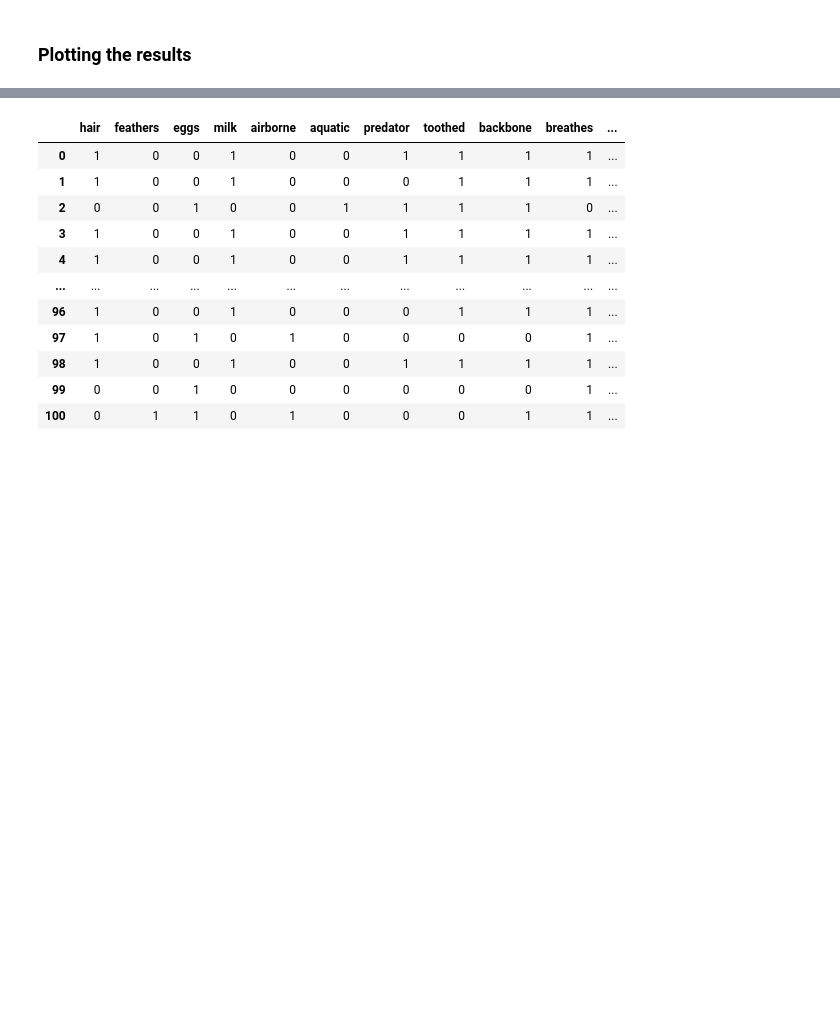
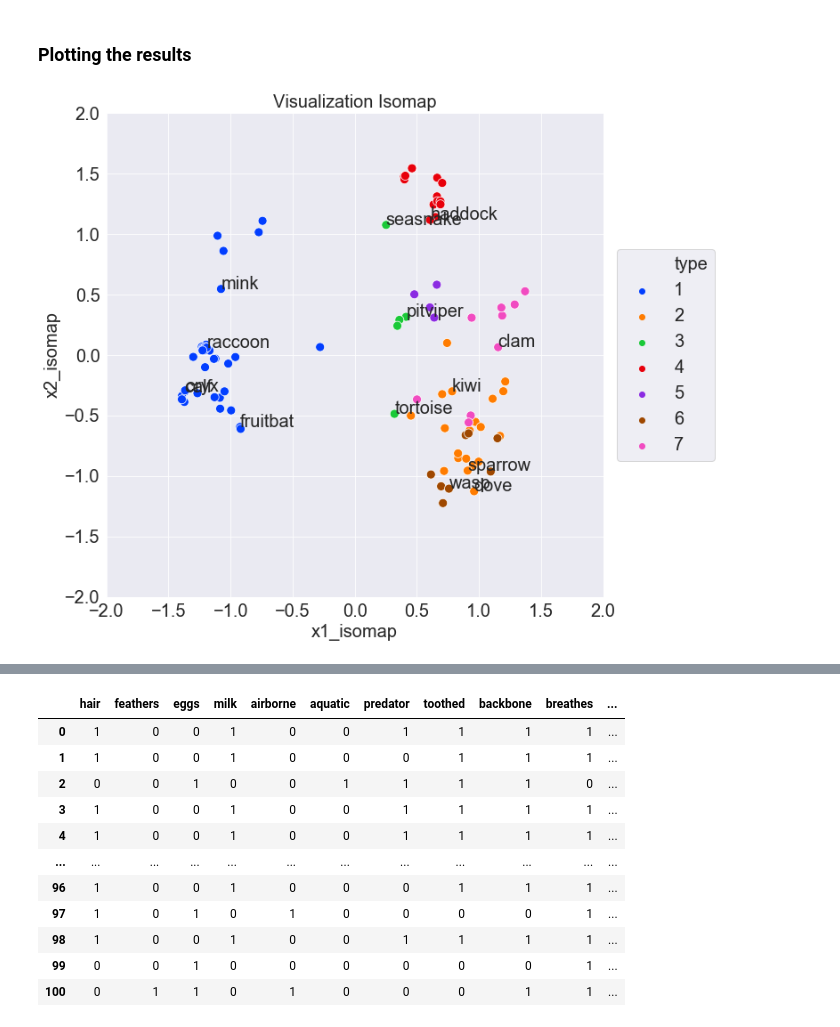
Before and after one commit to Filipbergentoft/DD2434, a Jupyter notebook: Assignment 1/assignment_1.ipynb, the cells around one changed output, grey strips where cells are left out. Drawn from its saved outputs; the diff is of its cells as text; code cells hidden in the pictures; blank space fills up the shorter version.

```diff
--- a/Assignment 1/assignment_1.ipynb
+++ b/Assignment 1/assignment_1.ipynb
@@ -26,9 +27,6 @@ df = df.transpose()
 # Columns: Data points
 # Rows: Attributes
 data_matrix = preprocessed_dataframe.to_numpy(dtype=float)
-
-#Should we do this? Makes the separation greater..
-data_matrix[data_matrix==0] = 0
 # %% [markdown]
 ### Implementation of PCA
 # %%
@@ -188,3 +156,36 @@ df['x2_verification'] = X_transformed[1,:]
 # %% [markdown]
 ### Plotting the results
+# %%
+x1 = ['x1_PCA', 'x1_MDS', 'x1_isomap']
+x2 = ['x2_PCA', 'x2_MDS', 'x2_isomap']
+title = ['Visualization PCA', 'Visualization MDS', 'Visualization Isomap']
+
+method = 2
+
+texts = []
+indicator = np.array([0 if (x + 1) % 7 == 0 else 1 for x in range(101)])
+names = np.asarray(df['animal name'].copy())
+names[indicator==1] = ''
+
+fig, axes = plt.subplots(1, 1, figsize=(10, 10))
+plt.subplots_adjust(wspace=0.5)
+ax = sns.scatterplot(ax=axes, x=x1[method], y=x2[method], hue='type', data=df, palette='bright', s=100)
+for x, y, t in zip(df[x1[method]], df[x2[method]], names):
+    texts.append(axes.text(x, y, t, fontsize=20))
+
+ax.legend(loc='center left', bbox_to_anchor=(1.01, 0.5), ncol=1, fontsize=20)
+axes.set_title(title[method])
+sns.set_style('darkgrid')
+plt.ylim([-2,2])
+plt.xlim([-2,2])
+
+for item in ([ax.title, ax.xaxis.label, ax.yaxis.label] +
+             ax.get_xticklabels() + ax.get_yticklabels()):
+    item.set_fontsize(20)
+#adjust_text(texts, force_points=0.15)
+
+plt.savefig(title[method], dpi=300,bbox_inches='tight', pad_inches=1)
+plt.show()
+# %% [output]
+[figure, added]
 # %%
```
Also changed, not shown: parts of 6 cells of this notebook, 9 other files.
